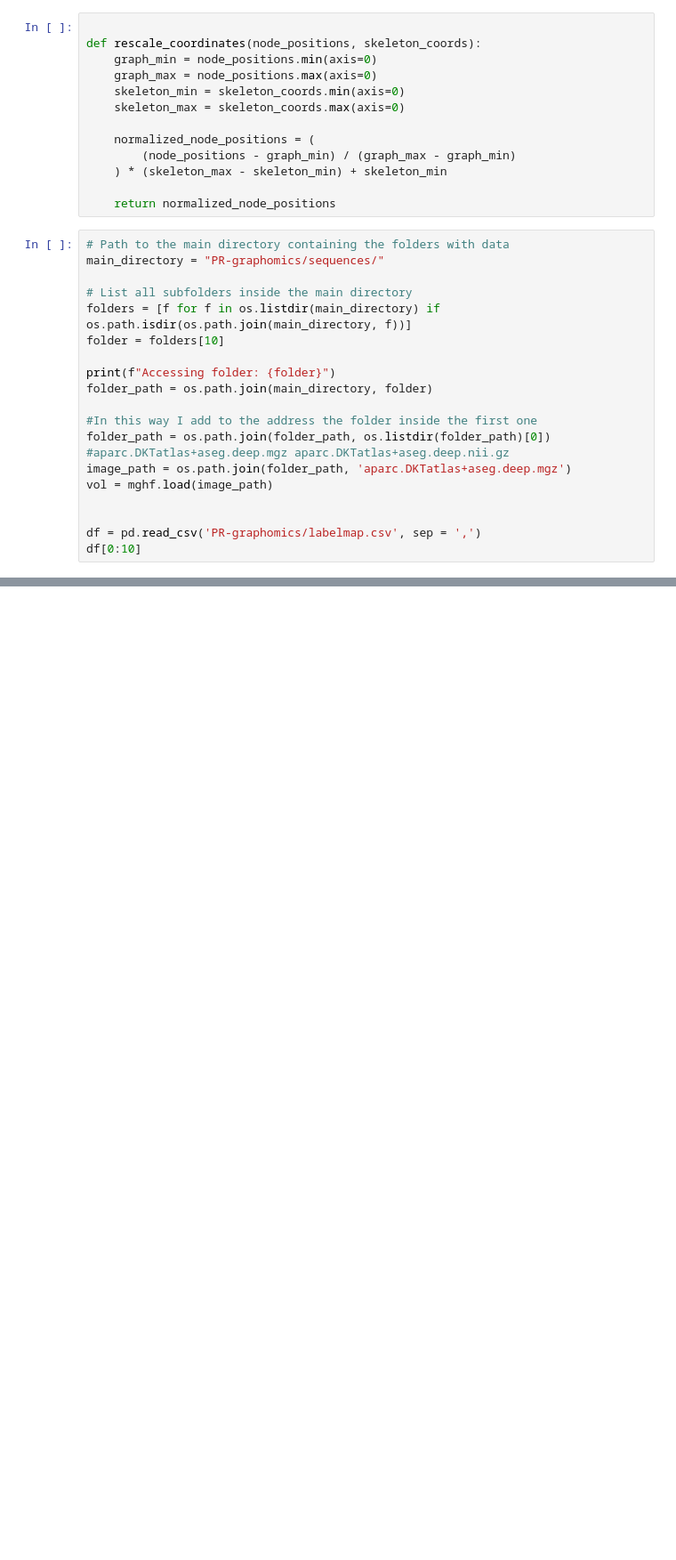
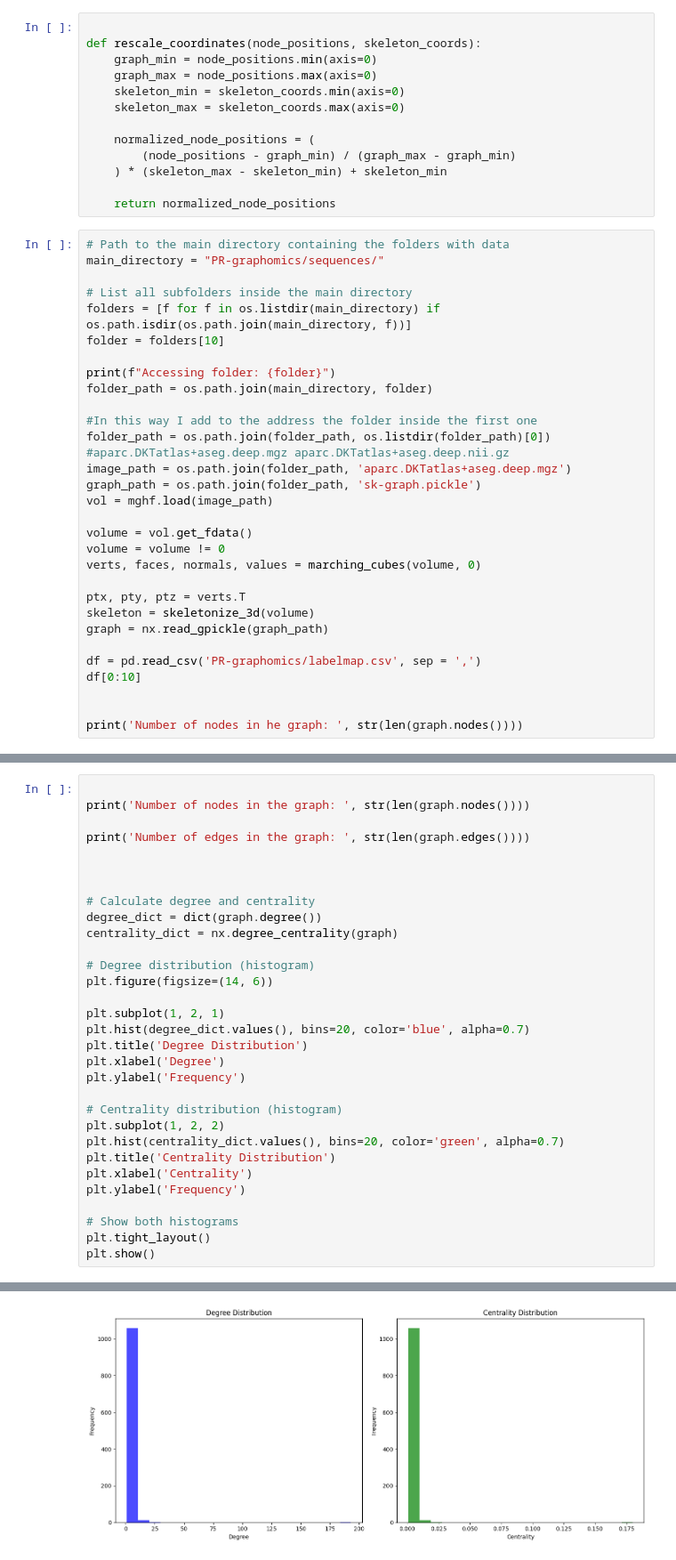
Before and after one commit to DePasquale99/MRI-network, a Jupyter notebook: correlation.ipynb, the cells around one changed output, grey strips where cells are left out. Shown at 89% size. Saved outputs shown, nothing was run; the diff lists cells and outputs as text; blank space fills up the shorter version.

```diff
--- a/correlation.ipynb
+++ b/correlation.ipynb
@@ -50,8 +51,19 @@ folder_path = os.path.join(main_directory, folder)
 folder_path = os.path.join(folder_path, os.listdir(folder_path)[0])
 #aparc.DKTatlas+aseg.deep.mgz aparc.DKTatlas+aseg.deep.nii.gz
 image_path = os.path.join(folder_path, 'aparc.DKTatlas+aseg.deep.mgz')
+graph_path = os.path.join(folder_path, 'sk-graph.pickle')
 vol = mghf.load(image_path)
 
+volume = vol.get_fdata()
+volume = volume != 0
+verts, faces, normals, values = marching_cubes(volume, 0)
+
+ptx, pty, ptz = verts.T
+skeleton = skeletonize_3d(volume)
+graph = nx.read_gpickle(graph_path)
 
 df = pd.read_csv('PR-graphomics/labelmap.csv', sep = ',')
 df[0:10]
+
+
+print('Number of nodes in he graph: ', str(len(graph.nodes())))
@@ -57,0 +73,32 @@ df[0:10]
+# %%
+
+print('Number of nodes in the graph: ', str(len(graph.nodes())))
+
+print('Number of edges in the graph: ', str(len(graph.edges())))
+
+
+
+# Calculate degree and centrality
+degree_dict = dict(graph.degree())
+centrality_dict = nx.degree_centrality(graph)
+
+# Degree distribution (histogram)
+plt.figure(figsize=(14, 6))
+
+plt.subplot(1, 2, 1)
+plt.hist(degree_dict.values(), bins=20, color='blue', alpha=0.7)
+plt.title('Degree Distribution')
+plt.xlabel('Degree')
+plt.ylabel('Frequency')
+
+# Centrality distribution (histogram)
+plt.subplot(1, 2, 2)
+plt.hist(centrality_dict.values(), bins=20, color='green', alpha=0.7)
+plt.title('Centrality Distribution')
+plt.xlabel('Centrality')
+plt.ylabel('Frequency')
+
+# Show both histograms
+plt.tight_layout()
+plt.show()
+# %% [output]
@@ -57,0 +107 @@ df[0:10]
+[figure, added]
```
Also changed, not shown: parts of 4 cells of this notebook, 1 other file.
